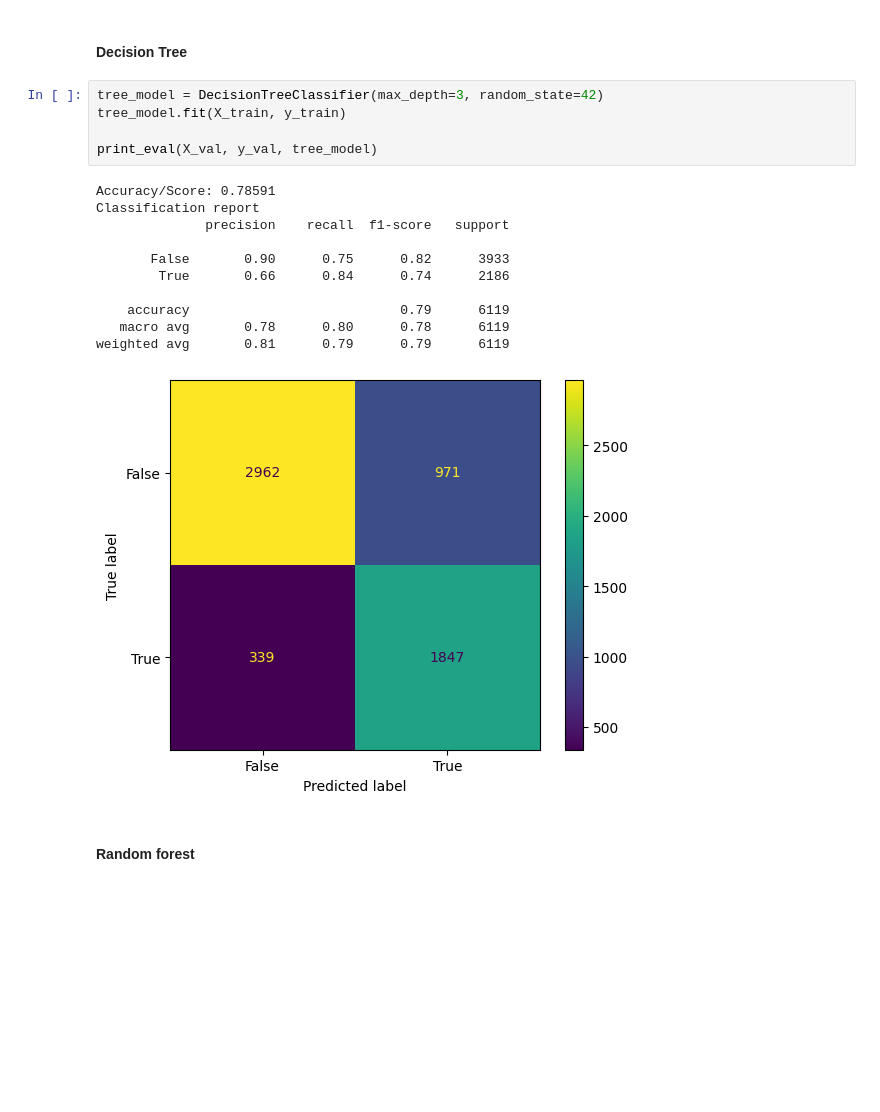
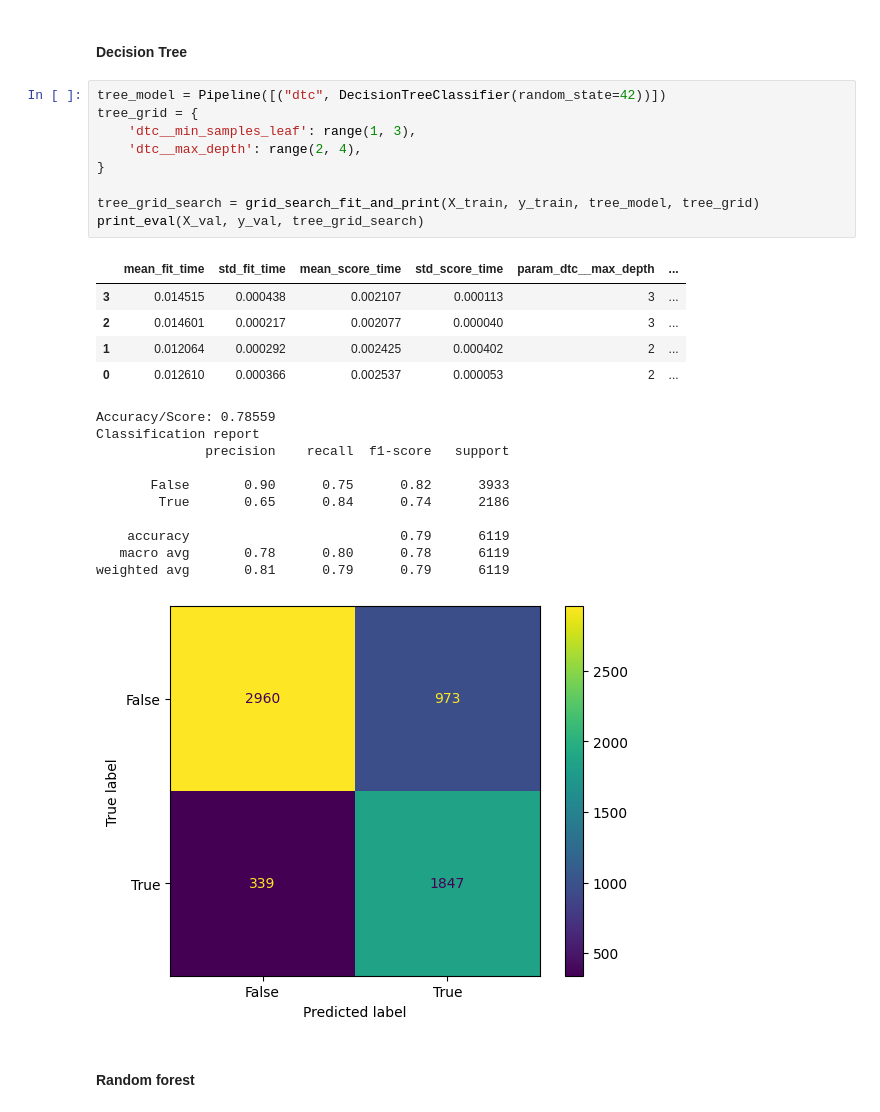
Before and after one commit to MauroPello/mushrooms-classification, a Jupyter notebook: main.ipynb, the cells around one changed output. Cells and saved outputs as stored; diff of their text form; blank space fills up the shorter version.

```diff
--- a/main.ipynb
+++ b/main.ipynb
@@ -434,17 +502,26 @@ weighted avg       0.73      0.74      0.74      6119
 # %% [markdown]
 #### Decision Tree
 # %%
-tree_model = DecisionTreeClassifier(max_depth=3, random_state=42)
-tree_model.fit(X_train, y_train)
+tree_model = Pipeline([("dtc", DecisionTreeClassifier(random_state=42))])
+tree_grid = {
+    'dtc__min_samples_leaf': range(1, 3),
+    'dtc__max_depth': range(2, 4),
+}
 
-print_eval(X_val, y_val, tree_model)
+tree_grid_search = grid_search_fit_and_print(X_train, y_train, tree_model, tree_grid)
+print_eval(X_val, y_val, tree_grid_search)
 # %% [output]
+|  | mean_fit_time | std_fit_time | mean_score_time | std_score_time | param_dtc__max_depth | ... |
+| 3 | 0.014515 | 0.000438 | 0.002107 | 0.000113 | 3 | ... |
+| 2 | 0.014601 | 0.000217 | 0.002077 | 0.000040 | 3 | ... |
+| 1 | 0.012064 | 0.000292 | 0.002425 | 0.000402 | 2 | ... |
+| 0 | 0.012610 | 0.000366 | 0.002537 | 0.000053 | 2 | ... |
-Accuracy/Score: 0.78591
+Accuracy/Score: 0.78559
 Classification report
               precision    recall  f1-score   support
 
        False       0.90      0.75      0.82      3933
-        True       0.66      0.84      0.74      2186
+        True       0.65      0.84      0.74      2186
 
     accuracy                           0.79      6119
    macro avg       0.78      0.80      0.78      6119
```
Also changed, not shown: parts of 33 cells of this notebook, 4 other files.
